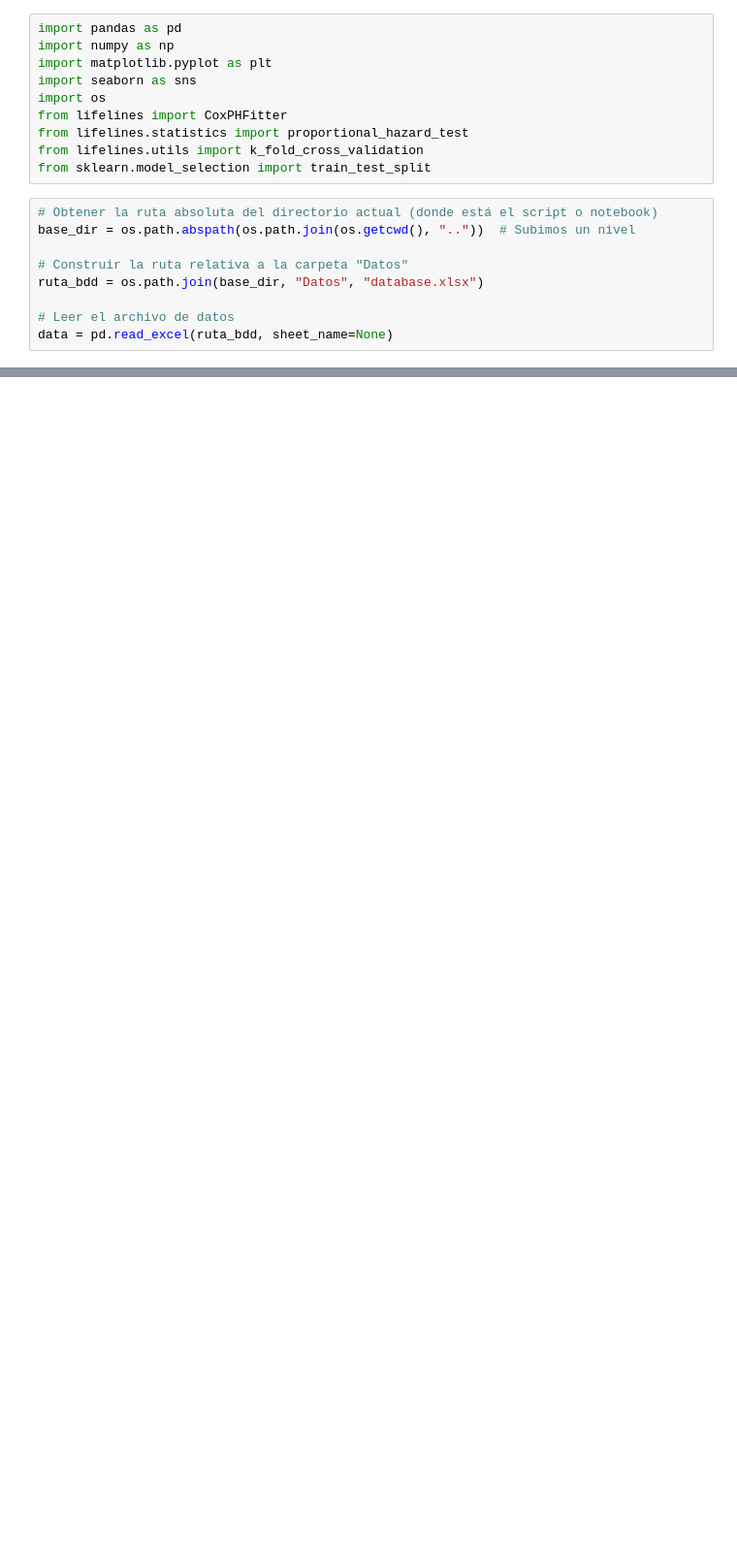
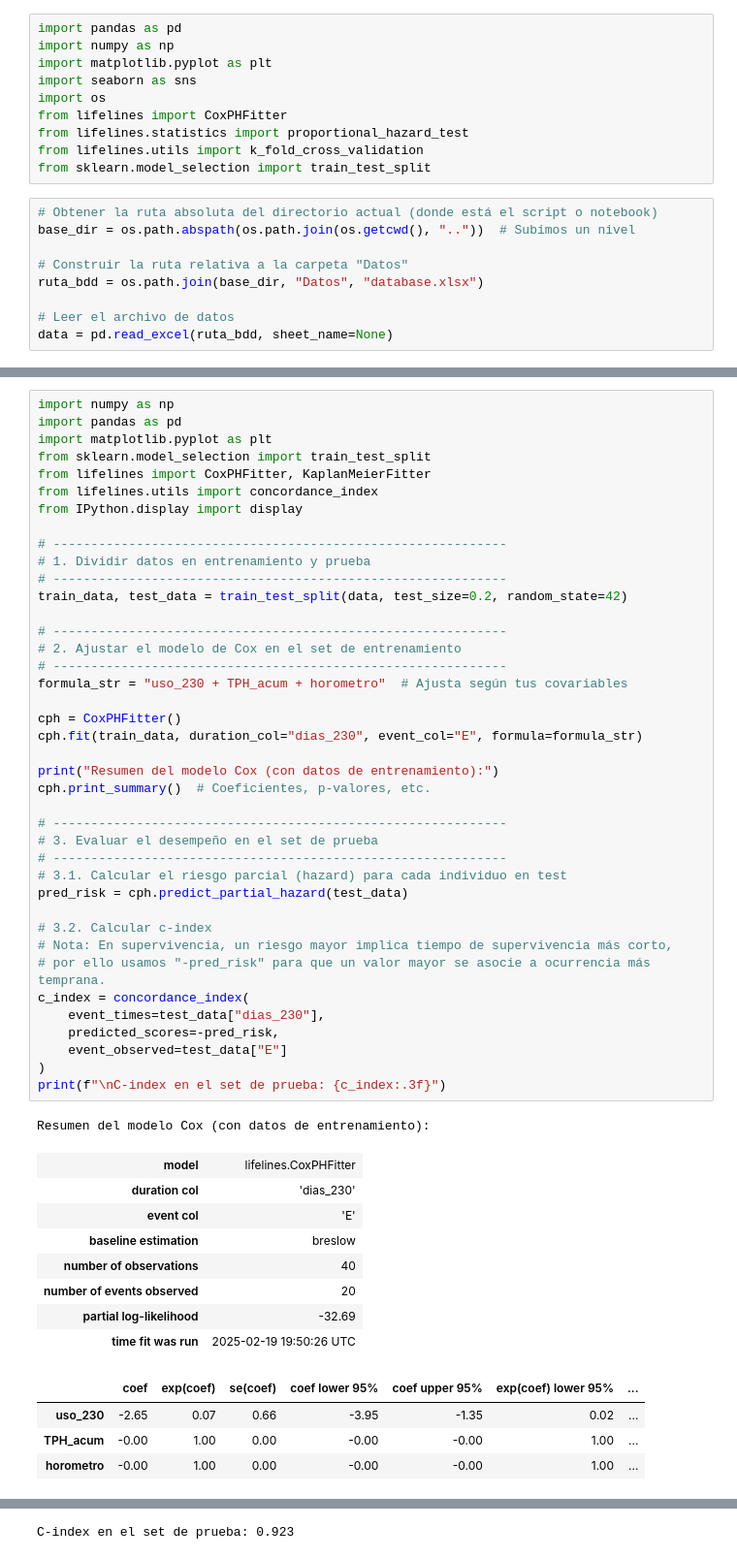
Before and after one commit to fvaldes17/SA, a Jupyter notebook: Modelos/cocks_imp.ipynb, the cells around one changed output, grey strips where cells are left out. Shown at 97% size. Saved outputs shown, nothing was run; the diff lists cells and outputs as text; blank space fills up the shorter version.

```diff
--- a/Modelos/cocks_imp.ipynb
+++ b/Modelos/cocks_imp.ipynb
@@ -81,0 +72,54 @@ df_rfe = df_model[["dias_230", "E"] + list(variables_seleccionadas)]
+# %%
+import numpy as np
+import pandas as pd
+import matplotlib.pyplot as plt
+from sklearn.model_selection import train_test_split
+from lifelines import CoxPHFitter, KaplanMeierFitter
+from lifelines.utils import concordance_index
+from IPython.display import display
+
+# ------------------------------------------------------------
+# 1. Dividir datos en entrenamiento y prueba
+# ------------------------------------------------------------
+train_data, test_data = train_test_split(data, test_size=0.2, random_state=42)
+
+# ------------------------------------------------------------
+# 2. Ajustar el modelo de Cox en el set de entrenamiento
+# ------------------------------------------------------------
+formula_str = "uso_230 + TPH_acum + horometro"  # Ajusta según tus covariables
+
+cph = CoxPHFitter()
+cph.fit(train_data, duration_col="dias_230", event_col="E", formula=formula_str)
+
+print("Resumen del modelo Cox (con datos de entrenamiento):")
+cph.print_summary()  # Coeficientes, p-valores, etc.
+
+# ------------------------------------------------------------
+# 3. Evaluar el desempeño en el set de prueba
+# ------------------------------------------------------------
+# 3.1. Calcular el riesgo parcial (hazard) para cada individuo en test
+pred_risk = cph.predict_partial_hazard(test_data)
+
+# 3.2. Calcular c-index
+# Nota: En supervivencia, un riesgo mayor implica tiempo de supervivencia más corto,
+# por ello usamos "-pred_risk" para que un valor mayor se asocie a ocurrencia más temprana.
+c_index = concordance_index(
+    event_times=test_data["dias_230"],
+    predicted_scores=-pred_risk,
+    event_observed=test_data["E"]
+)
+print(f"\nC-index en el set de prueba: {c_index:.3f}")
+# %% [output]
+Resumen del modelo Cox (con datos de entrenamiento):
+| model | lifelines.CoxPHFitter |
+| duration col | 'dias_230' |
+| event col | 'E' |
+| baseline estimation | breslow |
+| number of observations | 40 |
+| number of events observed | 20 |
+| partial log-likelihood | -32.69 |
+| time fit was run | 2025-02-19 19:50:26 UTC |
+|  | coef | exp(coef) | se(coef) | coef lower 95% | coef upper 95% | exp(coef) lower 95% | ... |
+| uso_230 | -2.65 | 0.07 | 0.66 | -3.95 | -1.35 | 0.02 | ... |
+| TPH_acum | -0.00 | 1.00 | 0.00 | -0.00 | -0.00 | 1.00 | ... |
+| horometro | -0.00 | 1.00 | 0.00 | -0.00 | -0.00 | 1.00 | ... |
@@ -81,0 +130 @@ df_rfe = df_model[["dias_230", "E"] + list(variables_seleccionadas)]
+C-index en el set de prueba: 0.923
```
Also changed, not shown: parts of 9 cells of this notebook.
